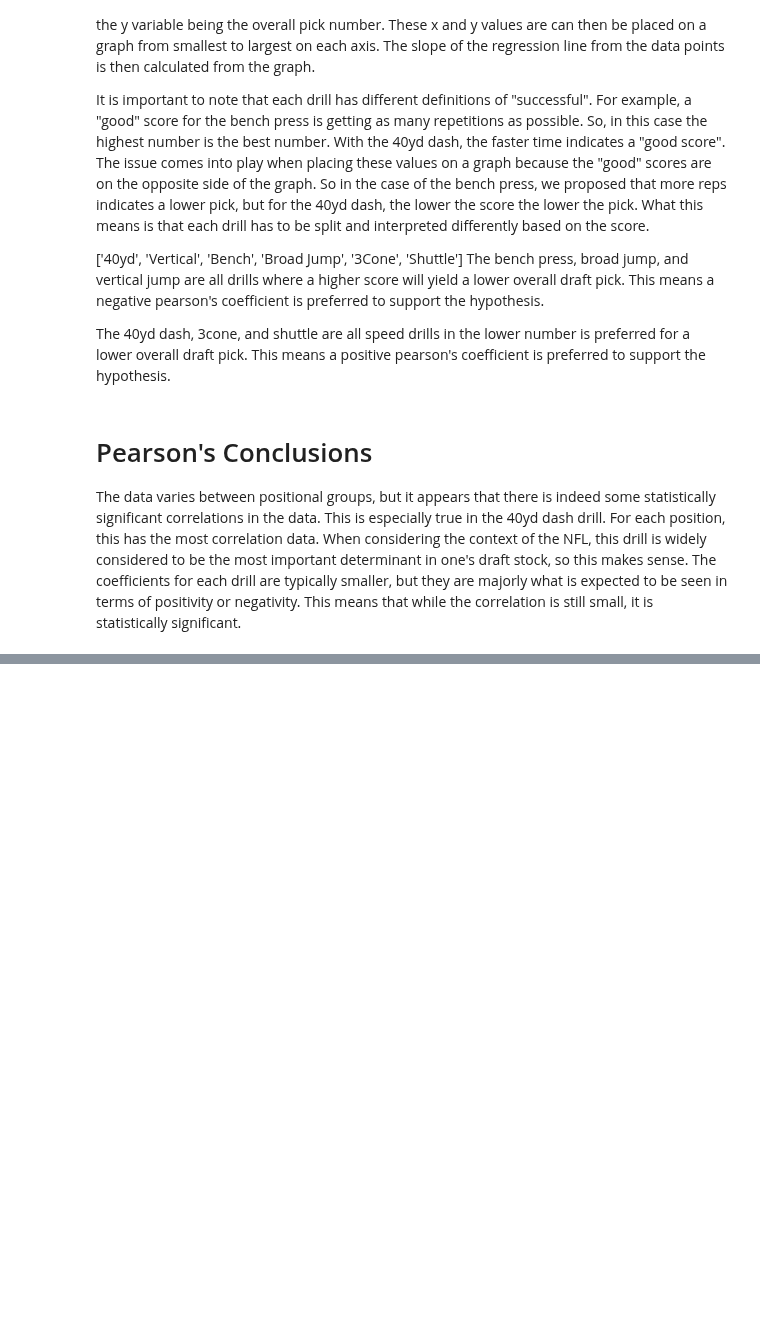
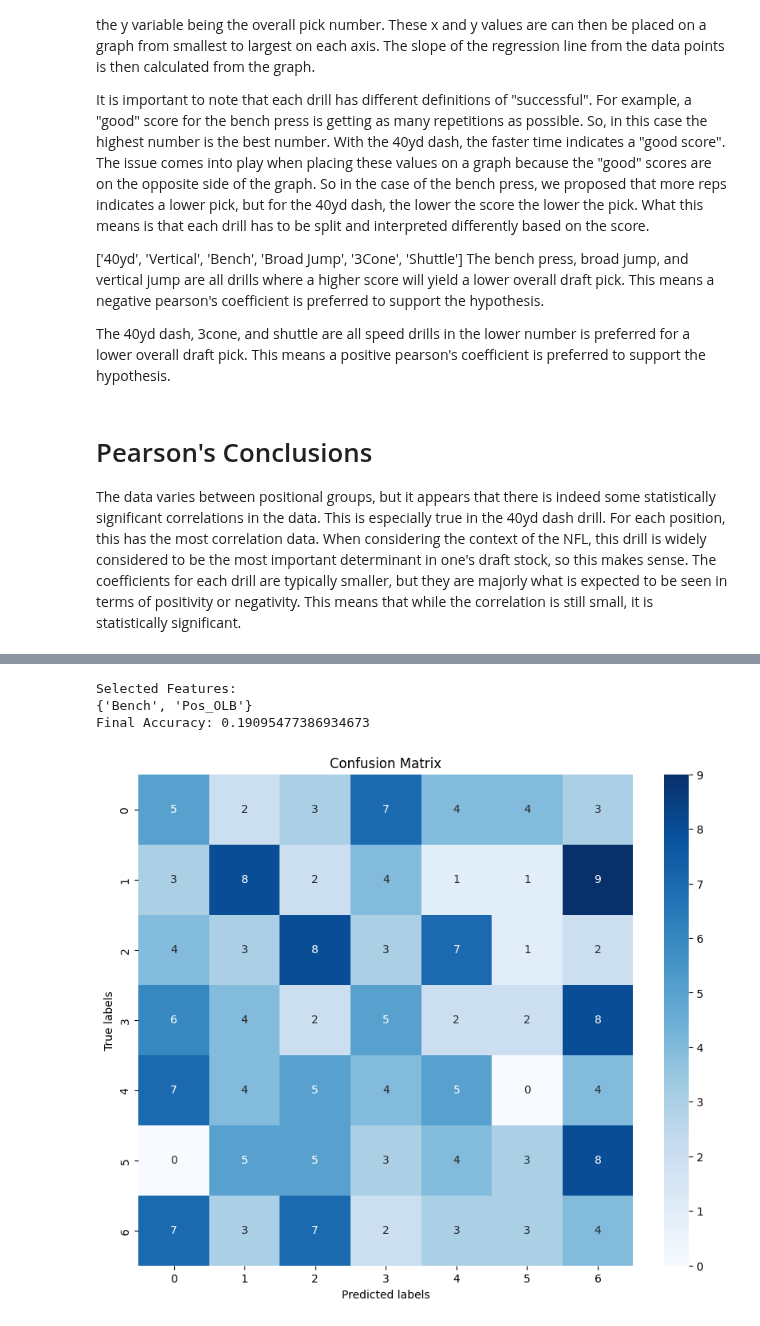
Before and after one commit to mcdonaldpmsoe/CSC2621-Final, a Jupyter notebook: main.ipynb, the cells around one changed output, grey strips where cells are left out. Drawn from its saved outputs; the diff is of its cells as text; code cells hidden in the pictures; blank space fills up the shorter version.

```diff
--- a/main.ipynb
+++ b/main.ipynb
@@ -463,0 +701,7 @@ The data varies between positional groups, but it appears that there is indeed s
+# %%
+generate_forward_selection_model(features, target, RandomForestClassifier(random_state=42))
+# %% [output]
+Selected Features:
+{'Bench', 'Pos_OLB'}
+Final Accuracy: 0.19095477386934673
+[figure, added]
```
Also changed, not shown: parts of 30 cells of this notebook.
